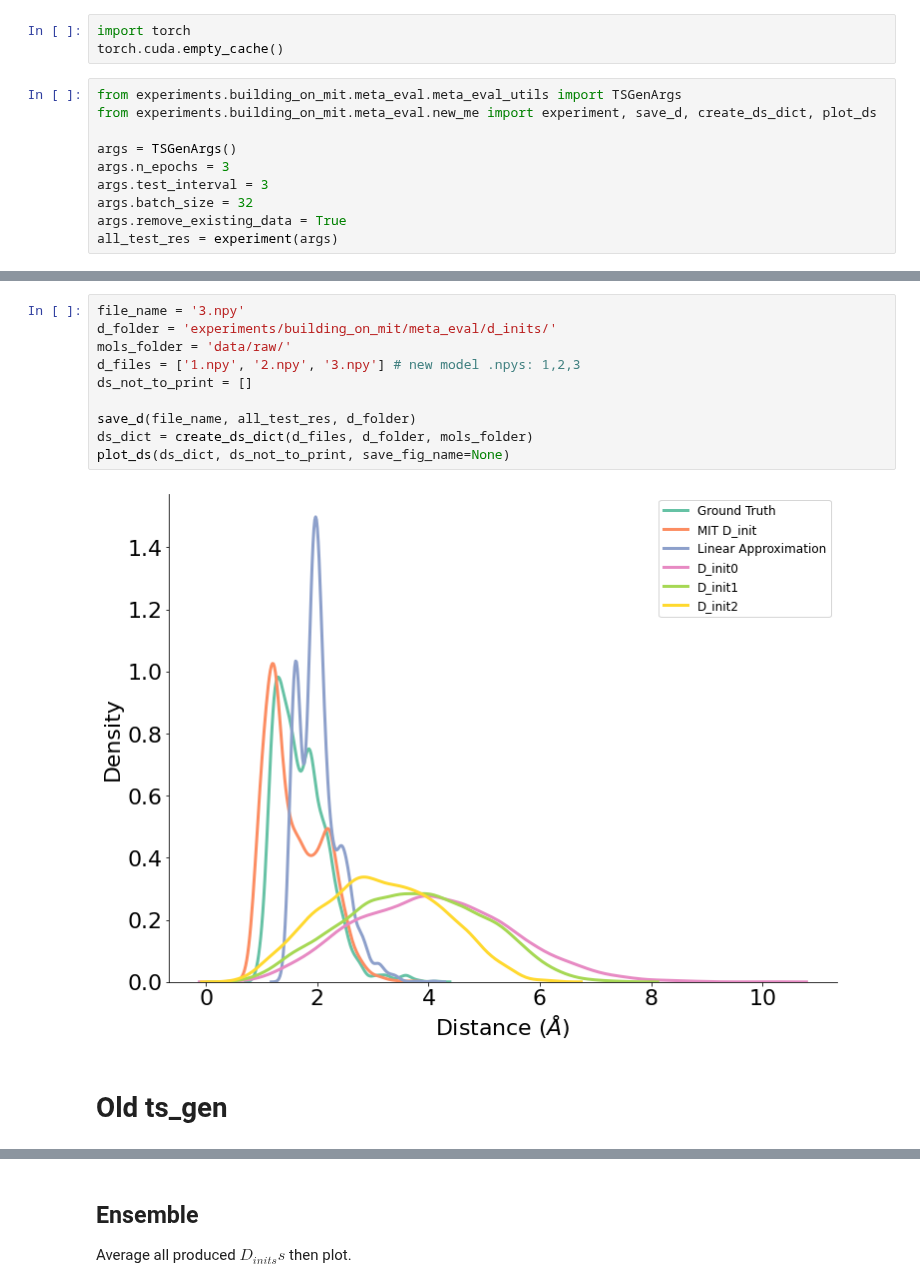
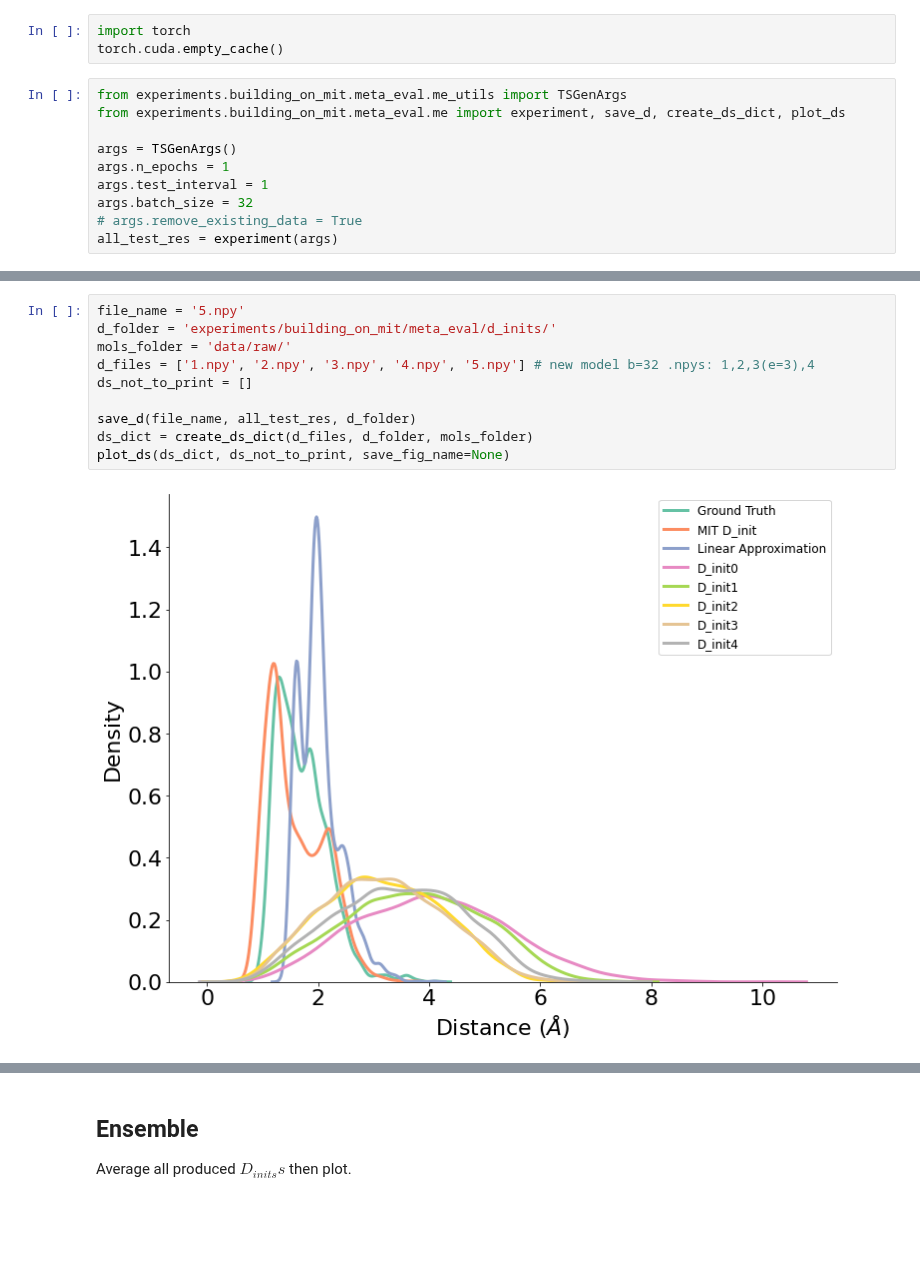
Before and after one commit to avishvj/3d-reactions, a Jupyter notebook: ts_gen_port.ipynb, the cells around one changed output, grey strips where cells are left out. Drawn from its saved outputs; the diff is of its cells as text; blank space fills up the shorter version.

```diff
--- a/ts_gen_port.ipynb
+++ b/ts_gen_port.ipynb
@@ -4,13 +4,13 @@
 import torch
 torch.cuda.empty_cache()
 # %%
-from experiments.building_on_mit.meta_eval.meta_eval_utils import TSGenArgs
-from experiments.building_on_mit.meta_eval.new_me import experiment, save_d, create_ds_dict, plot_ds
+from experiments.building_on_mit.meta_eval.me_utils import TSGenArgs
+from experiments.building_on_mit.meta_eval.me import experiment, save_d, create_ds_dict, plot_ds
 
 args = TSGenArgs()
-args.n_epochs = 3
-args.test_interval = 3
+args.n_epochs = 1
+args.test_interval = 1
 args.batch_size = 32
-args.remove_existing_data = True
+# args.remove_existing_data = True
 all_test_res = experiment(args)
 # %% [output]
@@ -39,14 +34,12 @@ Best Test Loss 0.2739480524745077 on Epoch 3
 # %%
-file_name = '3.npy'
+file_name = '5.npy'
 d_folder = 'experiments/building_on_mit/meta_eval/d_inits/'
 mols_folder = 'data/raw/'
-d_files = ['1.npy', '2.npy', '3.npy'] # new model .npys: 1,2,3
+d_files = ['1.npy', '2.npy', '3.npy', '4.npy', '5.npy'] # new model b=32 .npys: 1,2,3(e=3),4
 ds_not_to_print = []
 
 save_d(file_name, all_test_res, d_folder)
 ds_dict = create_ds_dict(d_files, d_folder, mols_folder)
 plot_ds(ds_dict, ds_not_to_print, save_fig_name=None)
 # %% [output]
-[figure, old version]
+[figure, new version]
-# %% [markdown]
-# Old ts_gen
```
Also changed, not shown: parts of 14 cells of this notebook, 43 other files.
